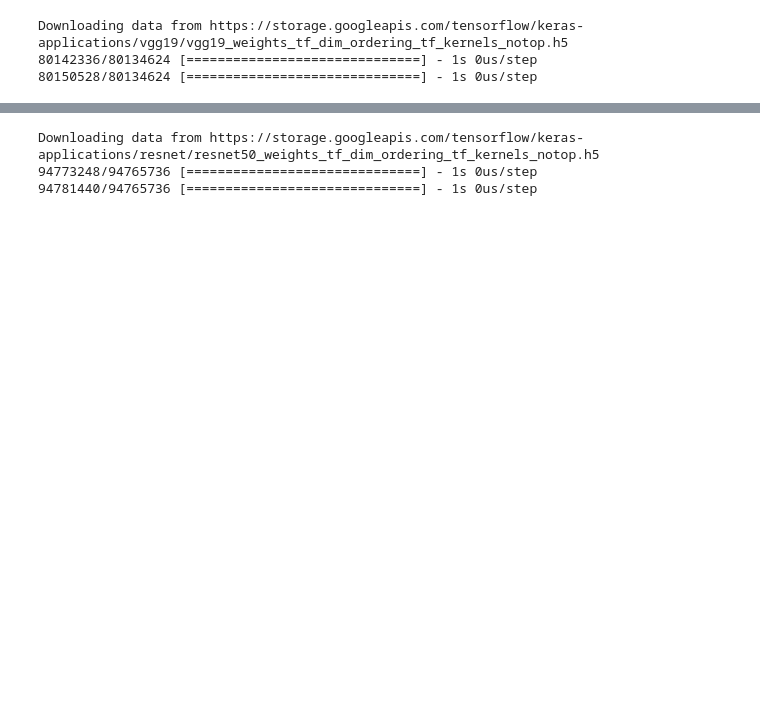
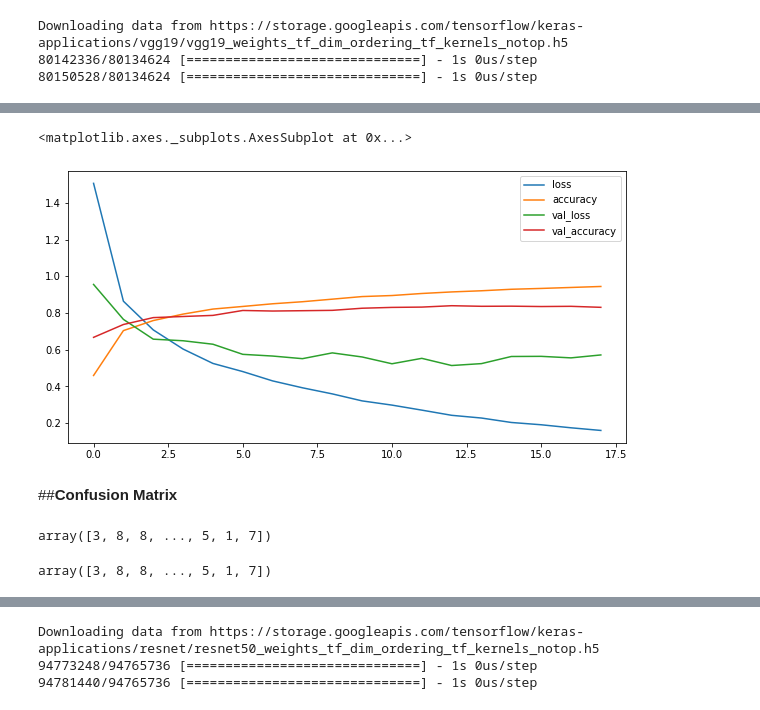
Before and after one commit to NeymanThomas/4499-Assignments, a Jupyter notebook: Homework-4/Homework_4.ipynb, the cells around one changed output, grey strips where cells are left out. Drawn from its saved outputs; the diff is of its cells as text; code cells hidden in the pictures; blank space fills up the shorter version.

```diff
--- a/Homework-4/Homework_4.ipynb
+++ b/Homework-4/Homework_4.ipynb
@@ -172,0 +210,6 @@ KeyboardInterrupt: ignored
+# %%
+# needed to be run because colab felt like disconnecting and I lost my model, nice
+history_22 = model_2.fit(train_generator.flow(X_train, y_train, batch_size=128),
+                    epochs=50,
+                    validation_data=val_generator.flow(X_val, y_val, batch_size=128),
+                    callbacks=[keras.callbacks.EarlyStopping(patience=5)])
@@ -172,0 +249,7 @@ KeyboardInterrupt: ignored
+# %%
+pd.DataFrame(history_22.history).plot(figsize=(10,5))
+# %% [output]
+<matplotlib.axes._subplots.AxesSubplot at 0x...>
+[figure, added]
+# %% [markdown]
+##**Confusion Matrix**
@@ -172,0 +269,8 @@ KeyboardInterrupt: ignored
+# %%
+predictions
+# %% [output]
+array([3, 8, 8, ..., 5, 1, 7])
+# %%
+temp_y_test
+# %% [output]
+array([3, 8, 8, ..., 5, 1, 7])
```
Also changed, not shown: parts of 49 cells of this notebook.
